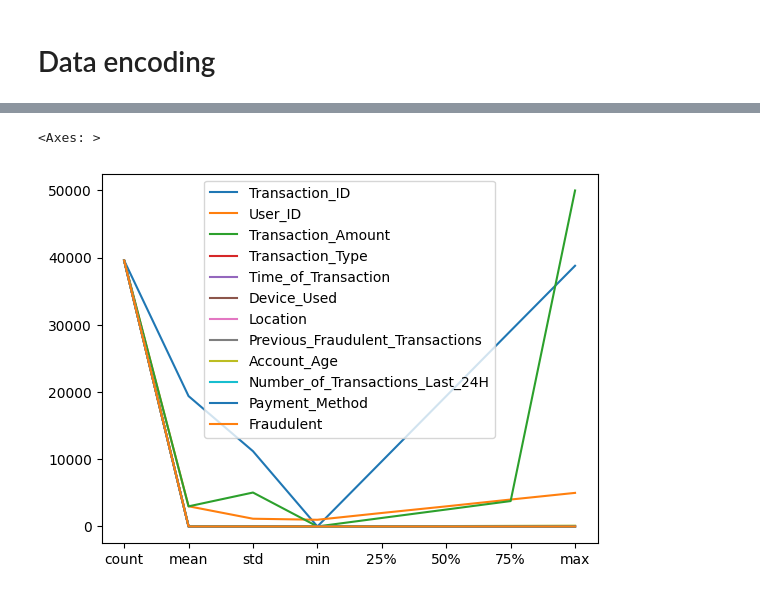
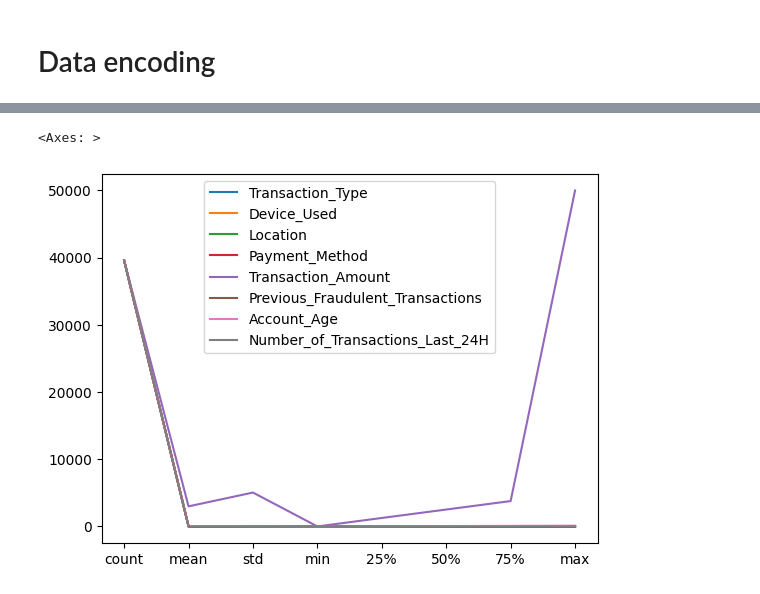
Before and after one commit to Mipjeiger/Fintech-ml-engineer-LLM-RAG-langchain-FAISS, a Jupyter notebook: notebooks/01_eda.ipynb, the cells around one changed output, grey strips where cells are left out. Cells and saved outputs as stored; diff of their text form; code cells hidden in the pictures.

```diff
--- a/notebooks/01_eda.ipynb
+++ b/notebooks/01_eda.ipynb
@@ -69,0 +120,15 @@ startup_df.head()
+# %%
+# Compute additional windows time (1 hour, 7 days)
+df["txn_1h"] = (
+    df.groupby("User_ID").rolling("1H")["Transaction_ID"].count().shift(1).reset_index(level=0, drop=True)
+)
+df["txn_7d"] = (
+    df.groupby("User_ID").rolling("7D")["Transaction_ID"].count().shift(1).reset_index(level=0, drop=True)
+)
+
+# Relative velocity
+df["relative_txn_24h"] = (
+    df["Number_of_Transactions_Last_24H"] / (df["txn_7d"] / 7 + 1)
+)
+
+df = df.reset_index() # Reset index make index data index to colummn
@@ -75,3 +155,11 @@ startup_df.head()
+# %%
+# Developed dataset become particular
+TARGET = ['Fraudulent']
+OBJECT = ['Transaction_ID', 'Transaction_Type', 'Device_Used', 'Location', 'Payment_Method']
+NUMERIC = ['User_ID', 'Transaction_Amount', 'Time_of_Transaction', 'Previous_Fraudulent_Transactions', 'Account_Age', 'Number_of_Transactions_Last_24H']
+# %%
+X = df[OBJECT + NUMERIC].drop(columns=["Transaction_ID", "User_ID"])
+y = df[TARGET]
 # %% [markdown]
 # Data encoding
 # %%
@@ -79,7 +167,7 @@ startup_df.head()
 from sklearn.preprocessing import LabelEncoder
 
 le = LabelEncoder()
-categorical_columns = df.select_dtypes(include=['object']).columns
+categorical_columns = X.select_dtypes(include=['object']).columns
 # Iterate through each categorical column and apply label encoding
 for col in categorical_columns:
-    df[col] = le.fit_transform(df[col])
+    X[col] = le.fit_transform(X[col])
@@ -102,5 +174,5 @@ dtype: int64
 # %%
-df.describe().plot()
+X.describe().plot()
 # %% [output]
 <Axes: >
-[figure, old version]
+[figure, new version]
```
Also changed, not shown: parts of 18 cells of this notebook.
